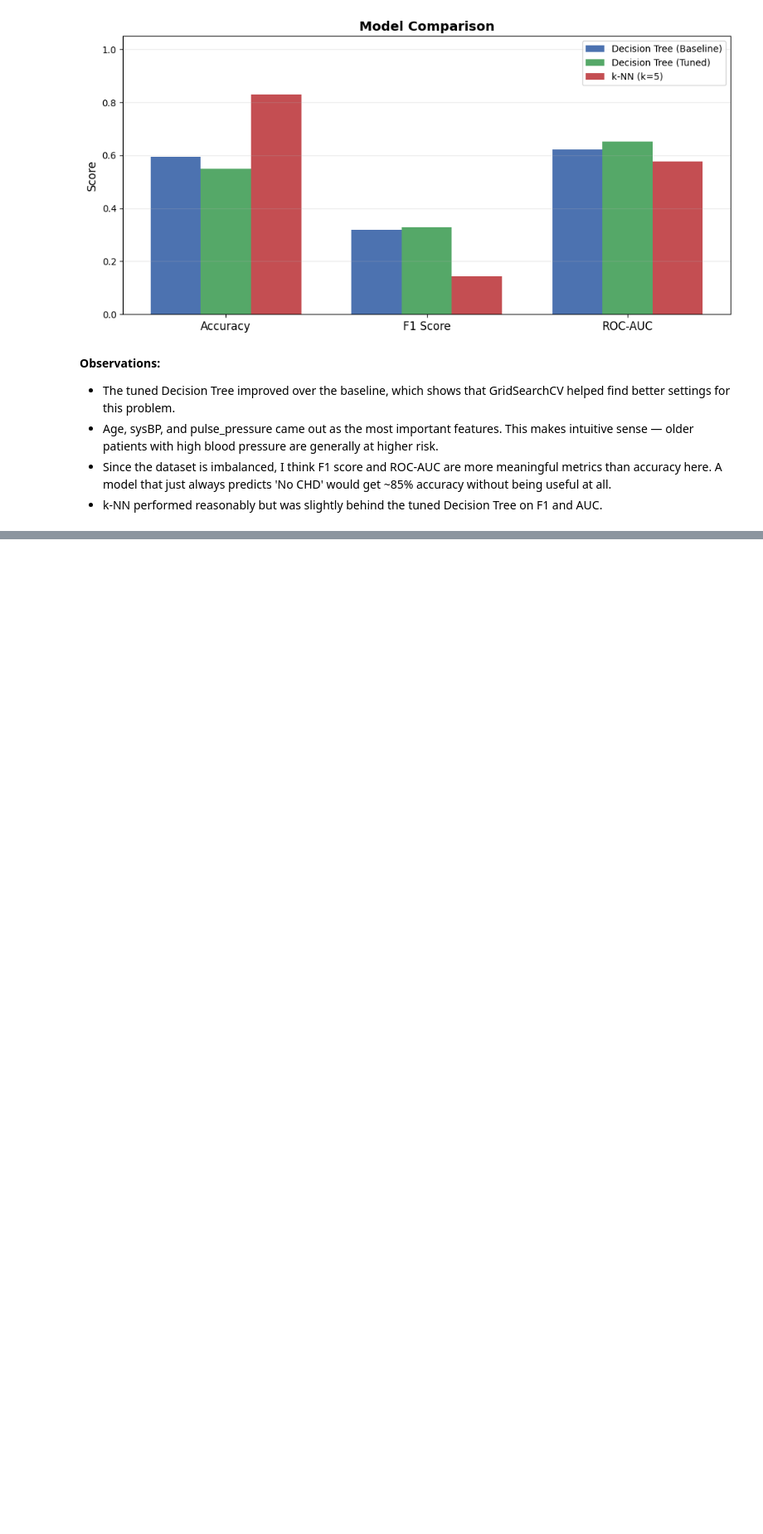
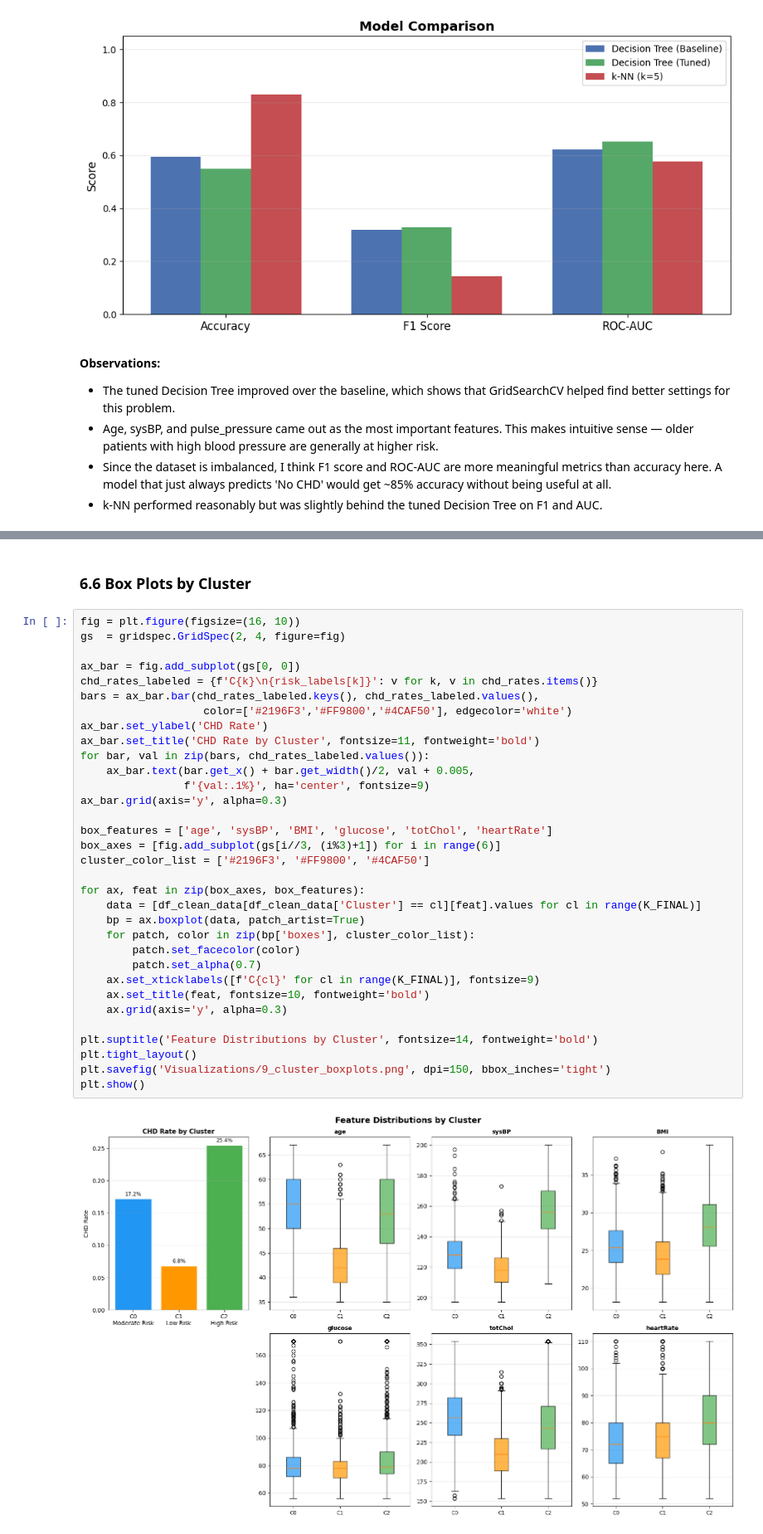
Before and after one commit to olkanth/MSCS_634_ProjectDeliverable_3, a Jupyter notebook: MSCS_634_Project_Deliverable3.ipynb, the cells around one changed output, grey strips where cells are left out. Shown at 83% size. Saved outputs shown, nothing was run; the diff lists cells and outputs as text; blank space fills up the shorter version.

```diff
--- a/MSCS_634_Project_Deliverable3.ipynb
+++ b/MSCS_634_Project_Deliverable3.ipynb
@@ -615,0 +788,37 @@ Decision Tree (Baseline)    0.5943    0.3202   0.6224
+# %% [markdown]
+### 6.6 Box Plots by Cluster
+# %%
+fig = plt.figure(figsize=(16, 10))
+gs  = gridspec.GridSpec(2, 4, figure=fig)
+
+ax_bar = fig.add_subplot(gs[0, 0])
+chd_rates_labeled = {f'C{k}\n{risk_labels[k]}': v for k, v in chd_rates.items()}
+bars = ax_bar.bar(chd_rates_labeled.keys(), chd_rates_labeled.values(),
+                   color=['#2196F3','#FF9800','#4CAF50'], edgecolor='white')
+ax_bar.set_ylabel('CHD Rate')
+ax_bar.set_title('CHD Rate by Cluster', fontsize=11, fontweight='bold')
+for bar, val in zip(bars, chd_rates_labeled.values()):
+    ax_bar.text(bar.get_x() + bar.get_width()/2, val + 0.005,
+                f'{val:.1%}', ha='center', fontsize=9)
+ax_bar.grid(axis='y', alpha=0.3)
+
+box_features = ['age', 'sysBP', 'BMI', 'glucose', 'totChol', 'heartRate']
+box_axes = [fig.add_subplot(gs[i//3, (i%3)+1]) for i in range(6)]
+cluster_color_list = ['#2196F3', '#FF9800', '#4CAF50']
+
+for ax, feat in zip(box_axes, box_features):
+    data = [df_clean_data[df_clean_data['Cluster'] == cl][feat].values for cl in range(K_FINAL)]
+    bp = ax.boxplot(data, patch_artist=True)
+    for patch, color in zip(bp['boxes'], cluster_color_list):
+        patch.set_facecolor(color)
+        patch.set_alpha(0.7)
+    ax.set_xticklabels([f'C{cl}' for cl in range(K_FINAL)], fontsize=9)
+    ax.set_title(feat, fontsize=10, fontweight='bold')
+    ax.grid(axis='y', alpha=0.3)
+
+plt.suptitle('Feature Distributions by Cluster', fontsize=14, fontweight='bold')
+plt.tight_layout()
+plt.savefig('Visualizations/9_cluster_boxplots.png', dpi=150, bbox_inches='tight')
+plt.show()
+# %% [output]
+[figure, added]
```
Also changed, not shown: parts of 28 cells of this notebook.
